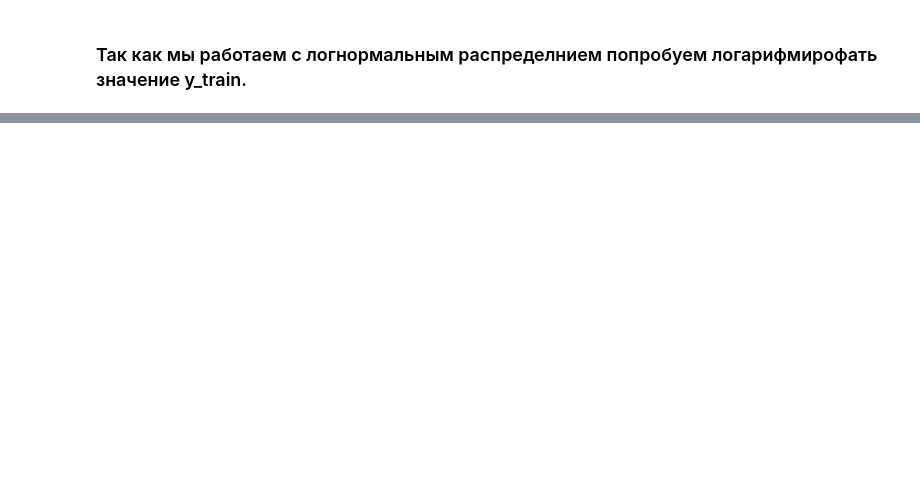
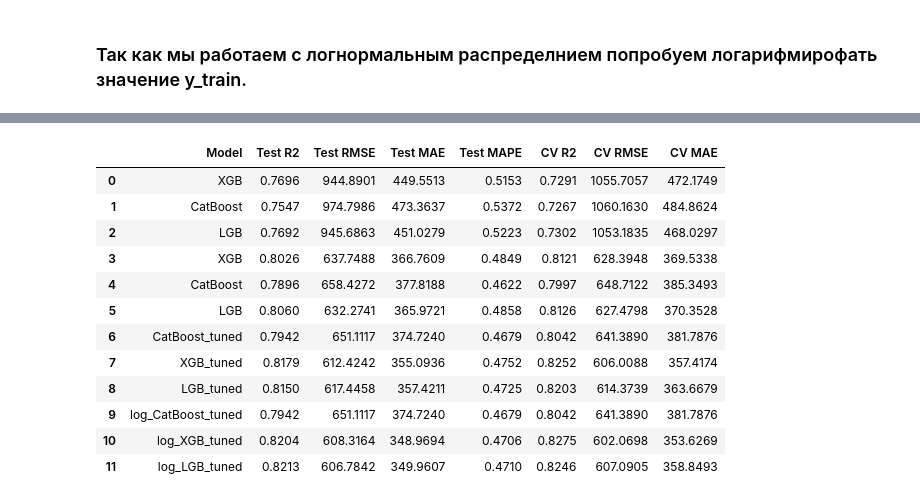
Before and after one commit to venskovalentin/KufarPriceModel, a Jupyter notebook: notebooks/Model_training.ipynb, the cells around one changed output, grey strips where cells are left out. Saved outputs shown, nothing was run; the diff lists cells and outputs as text; code cells hidden in the pictures; blank space fills up the shorter version.

```diff
--- a/notebooks/Model_training.ipynb
+++ b/notebooks/Model_training.ipynb
@@ -433,0 +453,16 @@ log_model(log_lgb_search, X_train, log_y_train, X_test, y_test, run_name="log_lg
+# %%
+show_results()
+# %% [output]
+|  | Model | Test R2 | Test RMSE | Test MAE | Test MAPE | CV R2 | CV RMSE | CV MAE |
+| 0 | XGB | 0.7696 | 944.8901 | 449.5513 | 0.5153 | 0.7291 | 1055.7057 | 472.1749 |
+| 1 | CatBoost | 0.7547 | 974.7986 | 473.3637 | 0.5372 | 0.7267 | 1060.1630 | 484.8624 |
+| 2 | LGB | 0.7692 | 945.6863 | 451.0279 | 0.5223 | 0.7302 | 1053.1835 | 468.0297 |
+| 3 | XGB | 0.8026 | 637.7488 | 366.7609 | 0.4849 | 0.8121 | 628.3948 | 369.5338 |
+| 4 | CatBoost | 0.7896 | 658.4272 | 377.8188 | 0.4622 | 0.7997 | 648.7122 | 385.3493 |
+| 5 | LGB | 0.8060 | 632.2741 | 365.9721 | 0.4858 | 0.8126 | 627.4798 | 370.3528 |
+| 6 | CatBoost_tuned | 0.7942 | 651.1117 | 374.7240 | 0.4679 | 0.8042 | 641.3890 | 381.7876 |
+| 7 | XGB_tuned | 0.8179 | 612.4242 | 355.0936 | 0.4752 | 0.8252 | 606.0088 | 357.4174 |
+| 8 | LGB_tuned | 0.8150 | 617.4458 | 357.4211 | 0.4725 | 0.8203 | 614.3739 | 363.6679 |
+| 9 | log_CatBoost_tuned | 0.7942 | 651.1117 | 374.7240 | 0.4679 | 0.8042 | 641.3890 | 381.7876 |
+| 10 | log_XGB_tuned | 0.8204 | 608.3164 | 348.9694 | 0.4706 | 0.8275 | 602.0698 | 353.6269 |
+| 11 | log_LGB_tuned | 0.8213 | 606.7842 | 349.9607 | 0.4710 | 0.8246 | 607.0905 | 358.8493 |
```
Also changed, not shown: parts of 8 cells of this notebook, 8 other files.
